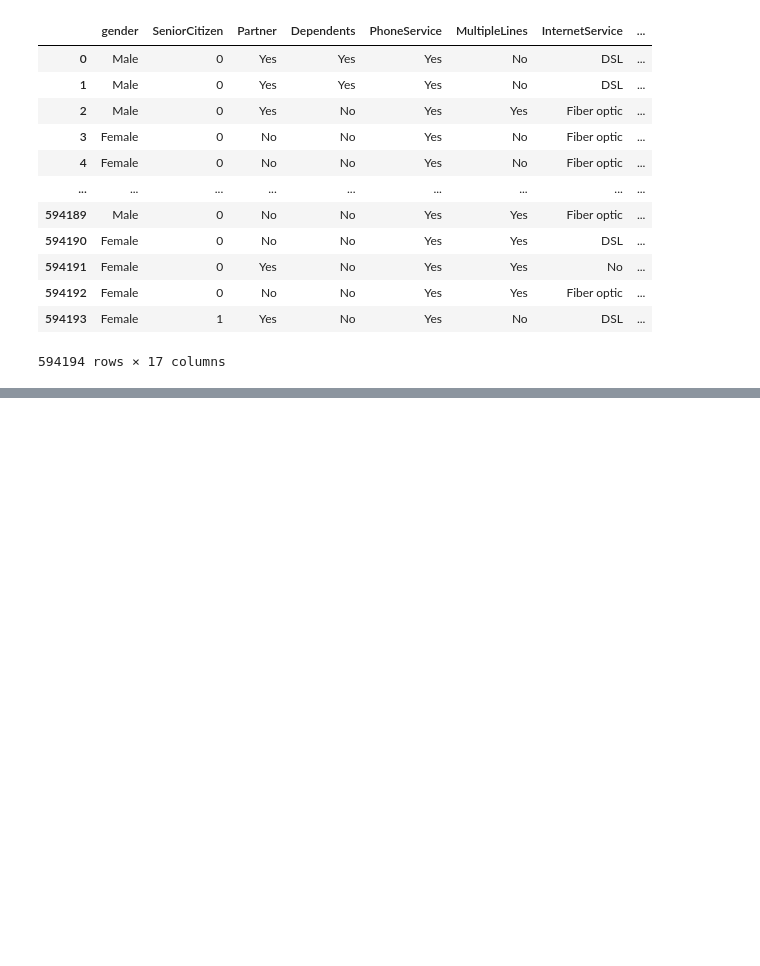
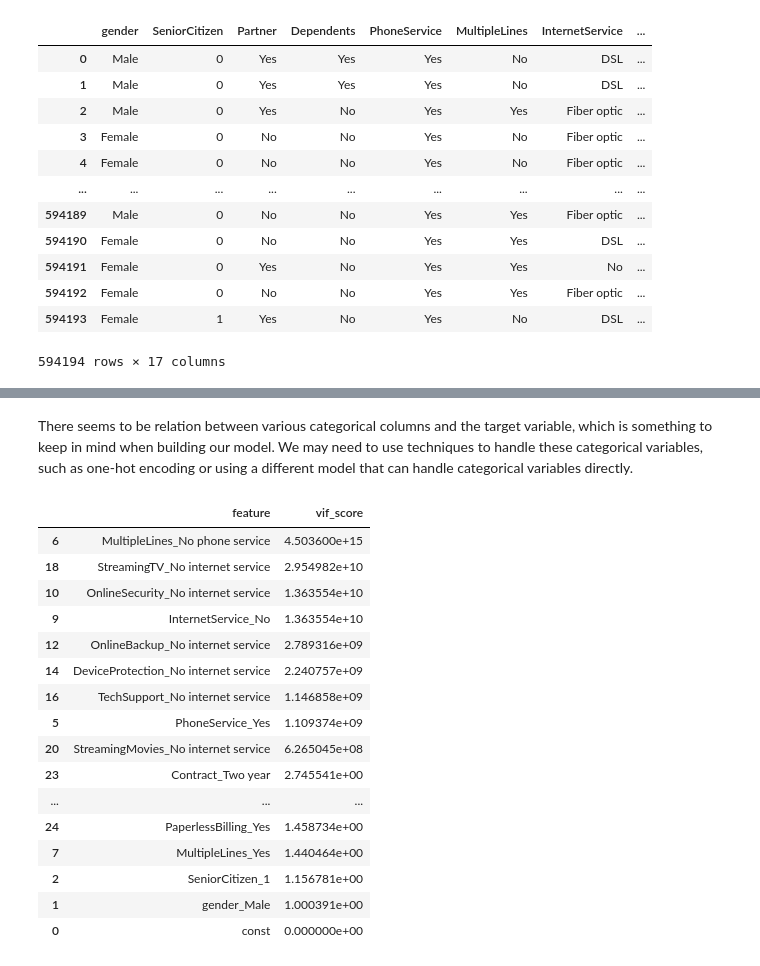
Before and after one commit to Peeyush4/Kaggle-Data-Science-Practice, a Jupyter notebook: Mar2026/data_analysis.ipynb, the cells around one changed output, grey strips where cells are left out. Drawn from its saved outputs; the diff is of its cells as text; code cells hidden in the pictures; blank space fills up the shorter version.

```diff
--- a/Mar2026/data_analysis.ipynb
+++ b/Mar2026/data_analysis.ipynb
@@ -309,0 +351,27 @@ data[categorical_cols + confusion_cols]
+# %% [markdown]
+There seems to be relation between various categorical columns and the target variable, which is something to keep in mind when building our model. We may need to use techniques to handle these categorical variables, such as one-hot encoding or using a different model that can handle categorical variables directly.
+# %%
+vif_data = pd.DataFrame()
+X = sm.add_constant(cat_ohc_df)
+vif_data["feature"] = X.columns
+vif_data['vif_score'] = [variance_inflation_factor(X, i) for i in range(X.columns.size)]
+vif_data = vif_data.sort_values('vif_score', ascending=False)
+vif_data
+# %% [output]
+|  | feature | vif_score |
+| 6 | MultipleLines_No phone service | 4.503600e+15 |
+| 18 | StreamingTV_No internet service | 2.954982e+10 |
+| 10 | OnlineSecurity_No internet service | 1.363554e+10 |
+| 9 | InternetService_No | 1.363554e+10 |
+| 12 | OnlineBackup_No internet service | 2.789316e+09 |
+| 14 | DeviceProtection_No internet service | 2.240757e+09 |
+| 16 | TechSupport_No internet service | 1.146858e+09 |
+| 5 | PhoneService_Yes | 1.109374e+09 |
+| 20 | StreamingMovies_No internet service | 6.265045e+08 |
+| 23 | Contract_Two year | 2.745541e+00 |
+| ... | ... | ... |
+| 24 | PaperlessBilling_Yes | 1.458734e+00 |
+| 7 | MultipleLines_Yes | 1.440464e+00 |
+| 2 | SeniorCitizen_1 | 1.156781e+00 |
+| 1 | gender_Male | 1.000391e+00 |
+| 0 | const | 0.000000e+00 |
```
Also changed, not shown: parts of 9 cells of this notebook.
